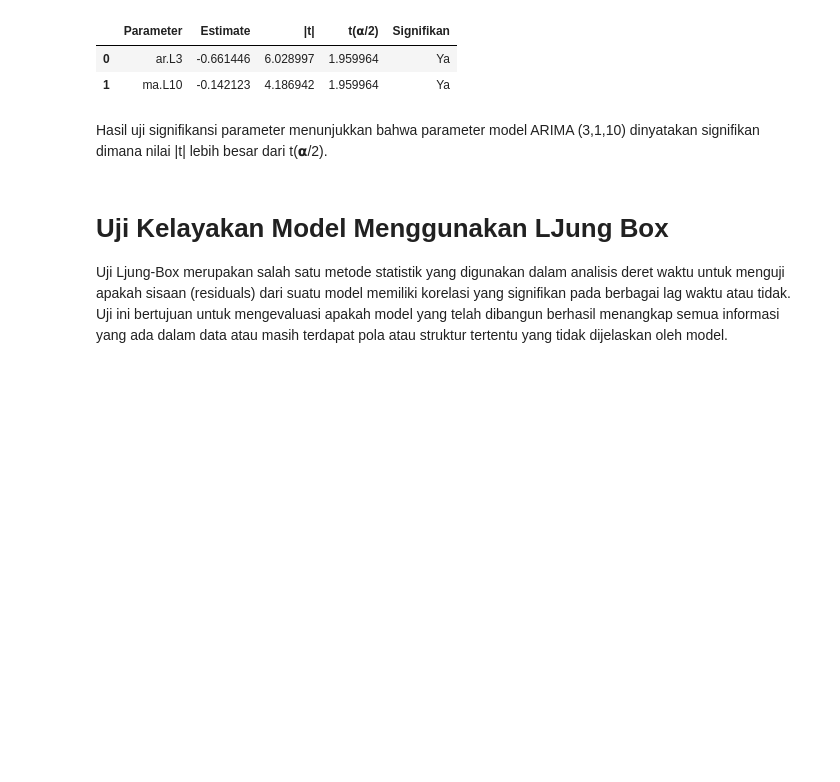
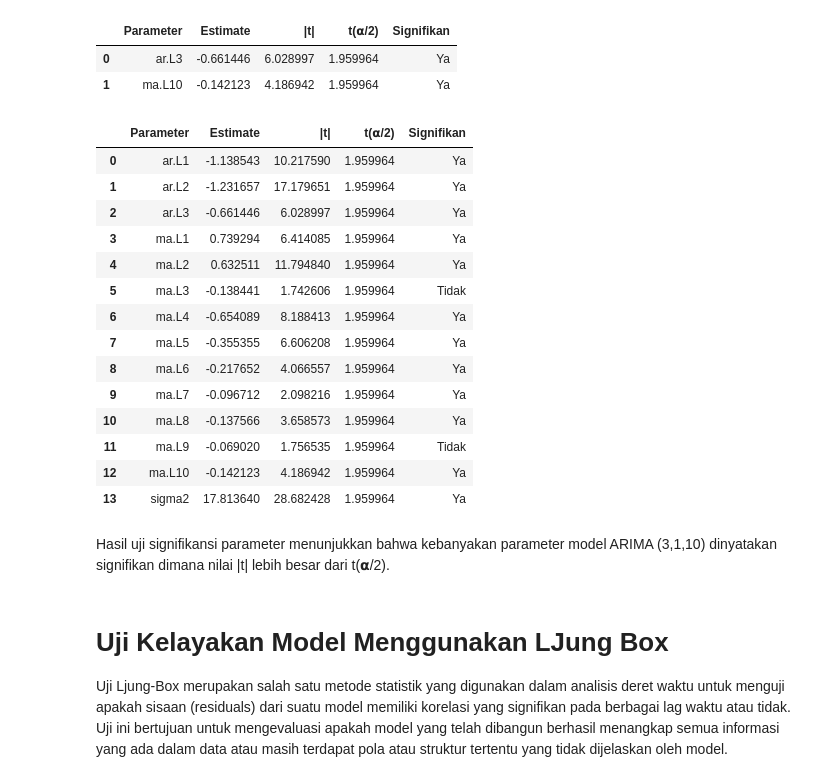
Before and after one commit to fikrialnfjr/forecast, a Jupyter notebook: Forecasting.ipynb, the cells around one changed output. Cells and saved outputs as stored; diff of their text form; code cells hidden in the pictures; blank space fills up the shorter version.

```diff
--- a/Forecasting.ipynb
+++ b/Forecasting.ipynb
@@ -336,8 +334,54 @@ estimasi_df
 |  | Parameter | Estimate | |t| | t(𝝰/2) | Signifikan |
 | 0 | ar.L3 | -0.661446 | 6.028997 | 1.959964 | Ya |
 | 1 | ma.L10 | -0.142123 | 4.186942 | 1.959964 | Ya |
+# %%
+# Mendapatkan koefisien, standar error, dan t-stats
+coefs = results1.params
+std_errs = results1.bse
+t_stats = results1.tvalues
+
+# Pilih parameter yang ingin ditampilkan
+selected_params = results1.params.index
+
+# Inisialisasi alpha
+alpha = 0.05  # Tingkat signifikansi
+
+# Membuat DataFrame untuk menyimpan hasil
+estimasi_df = pd.DataFrame(columns=['Parameter', 'Estimate', '|t|', 't(𝝰/2)', 'Signifikan'])
+
+# Tampilkan hasil
+for i, coef in enumerate(selected_params):
+    t_absolute = abs(t_stats[i])
+    t_critical = stats.t.ppf(1 - alpha / 2, df=results1.df_resid)
+
+    # Menentukan signifikansi
+    signifikan = 'Ya' if t_absolute > t_critical else 'Tidak'
+
+    # Simpan hasil dalam DataFrame
+    df_temp = pd.DataFrame(data=[[coef, coefs[i], t_absolute, t_critical, signifikan]],
+                            columns=['Parameter', 'Estimate', '|t|', 't(𝝰/2)', 'Signifikan'])
+    estimasi_df = pd.concat([estimasi_df, df_temp], ignore_index=True)
+
+# Tampilkan DataFrame hasil
+estimasi_df
+# %% [output]
+|  | Parameter | Estimate | |t| | t(𝝰/2) | Signifikan |
+| 0 | ar.L1 | -1.138543 | 10.217590 | 1.959964 | Ya |
+| 1 | ar.L2 | -1.231657 | 17.179651 | 1.959964 | Ya |
+| 2 | ar.L3 | -0.661446 | 6.028997 | 1.959964 | Ya |
+| 3 | ma.L1 | 0.739294 | 6.414085 | 1.959964 | Ya |
+| 4 | ma.L2 | 0.632511 | 11.794840 | 1.959964 | Ya |
+| 5 | ma.L3 | -0.138441 | 1.742606 | 1.959964 | Tidak |
+| 6 | ma.L4 | -0.654089 | 8.188413 | 1.959964 | Ya |
+| 7 | ma.L5 | -0.355355 | 6.606208 | 1.959964 | Ya |
+| 8 | ma.L6 | -0.217652 | 4.066557 | 1.959964 | Ya |
+| 9 | ma.L7 | -0.096712 | 2.098216 | 1.959964 | Ya |
+| 10 | ma.L8 | -0.137566 | 3.658573 | 1.959964 | Ya |
+| 11 | ma.L9 | -0.069020 | 1.756535 | 1.959964 | Tidak |
+| 12 | ma.L10 | -0.142123 | 4.186942 | 1.959964 | Ya |
+| 13 | sigma2 | 17.813640 | 28.682428 | 1.959964 | Ya |
 # %% [markdown]
-Hasil uji signifikansi parameter menunjukkan bahwa parameter model ARIMA (3,1,10) dinyatakan signifikan dimana nilai |t| lebih besar dari t(𝝰/2).
+Hasil uji signifikansi parameter menunjukkan bahwa kebanyakan parameter model ARIMA (3,1,10) dinyatakan signifikan dimana nilai |t| lebih besar dari t(𝝰/2).
 # %% [markdown]
 # Uji Kelayakan Model Menggunakan LJung Box
 
```
Also changed, not shown: parts of 9 cells of this notebook.
